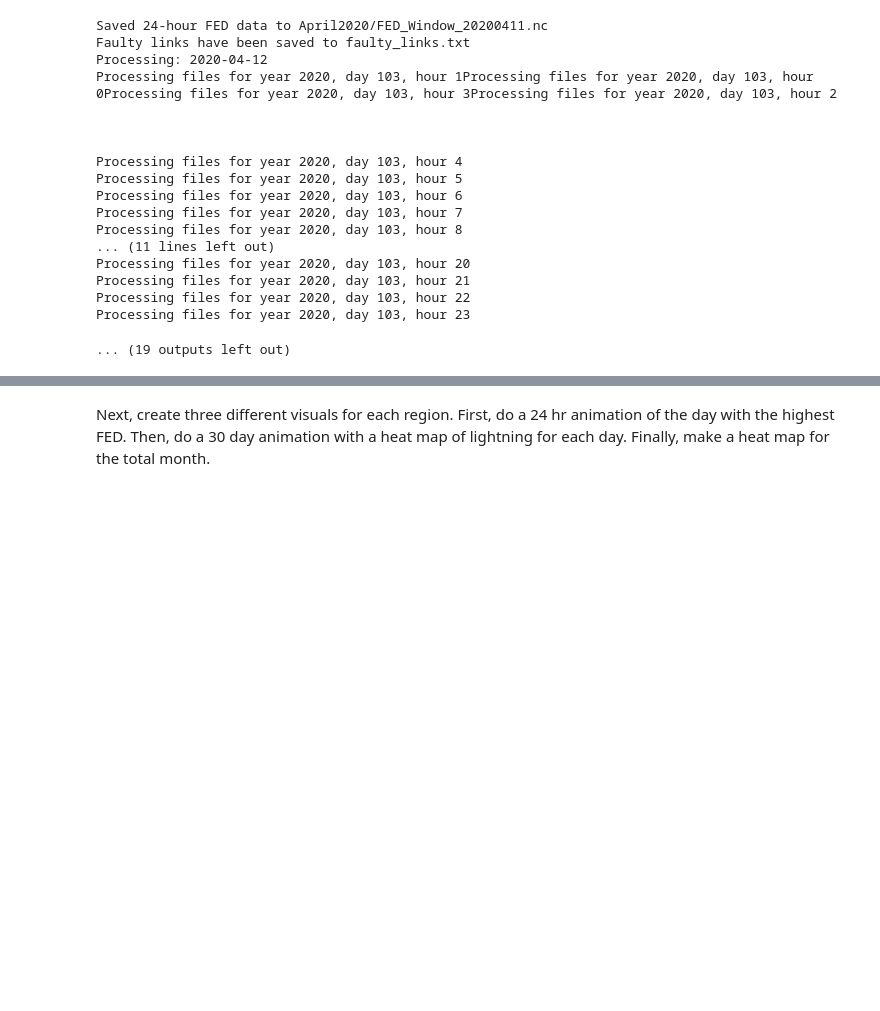
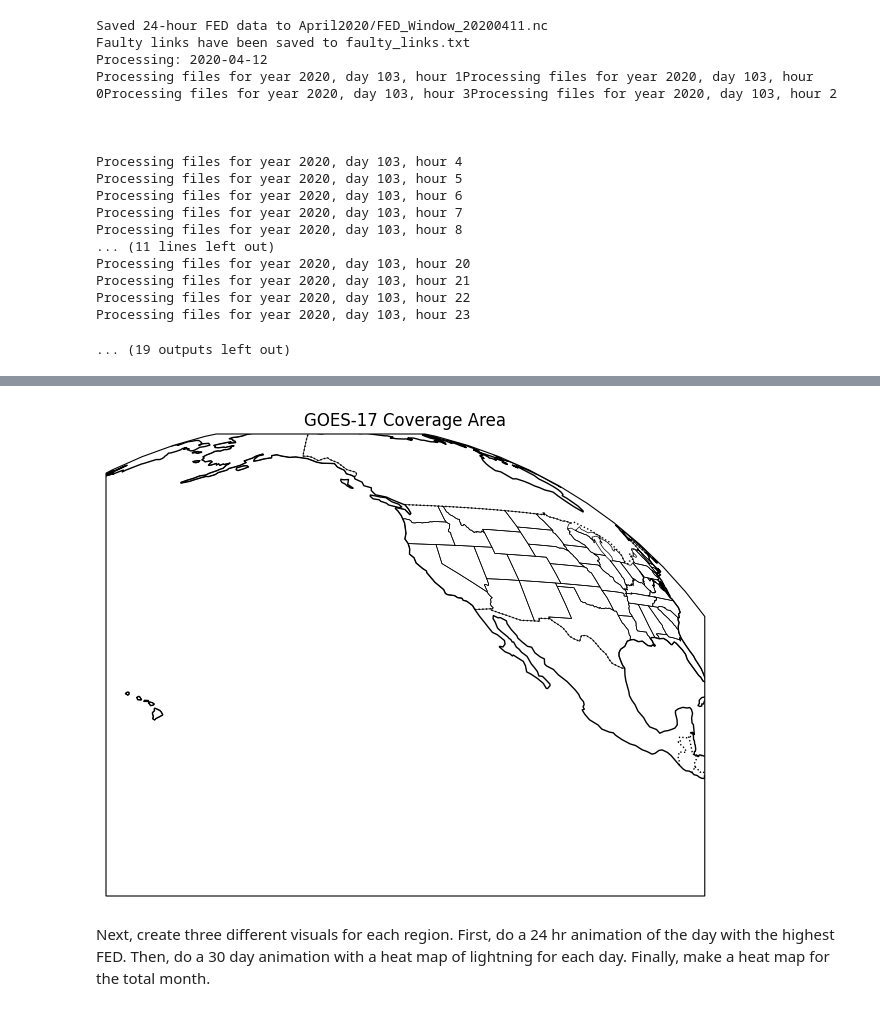
Before and after one commit to amousso3/LightningResearch2024, a Jupyter notebook: lightning/data_collection/lightning_eda.ipynb, the cells around one changed output, grey strips where cells are left out. Cells and saved outputs as stored; diff of their text form; code cells hidden in the pictures; blank space fills up the shorter version.

```diff
--- a/lightning/data_collection/lightning_eda.ipynb
+++ b/lightning/data_collection/lightning_eda.ipynb
@@ -277,2 +385,14 @@ april_fed_total = xr.concat(april_fed,'time')
+# %%
+fig, ax = plt.subplots(figsize=(10,6), subplot_kw={'projection': ccrs.Geostationary(central_longitude=-137)})
+
+ax.set_extent([-160, -90, 0, 70], crs=ccrs.PlateCarree())  # GOES-17 coverage region
+ax.add_feature(cfeature.COASTLINE)
+ax.add_feature(cfeature.BORDERS, linestyle=":")
+ax.add_feature(cfeature.STATES, linewidth=0.5, edgecolor="black")
+
+plt.title("GOES-17 Coverage Area")
+plt.show()
+# %% [output]
+[figure, added]
 # %% [markdown]
 Next, create three different visuals for each region. First, do a 24 hr animation of the day with the highest FED. Then, do a 30 day animation with a heat map of lightning for each day. Finally, make a heat map for the total month.
```
Also changed, not shown: parts of 11 cells of this notebook.
